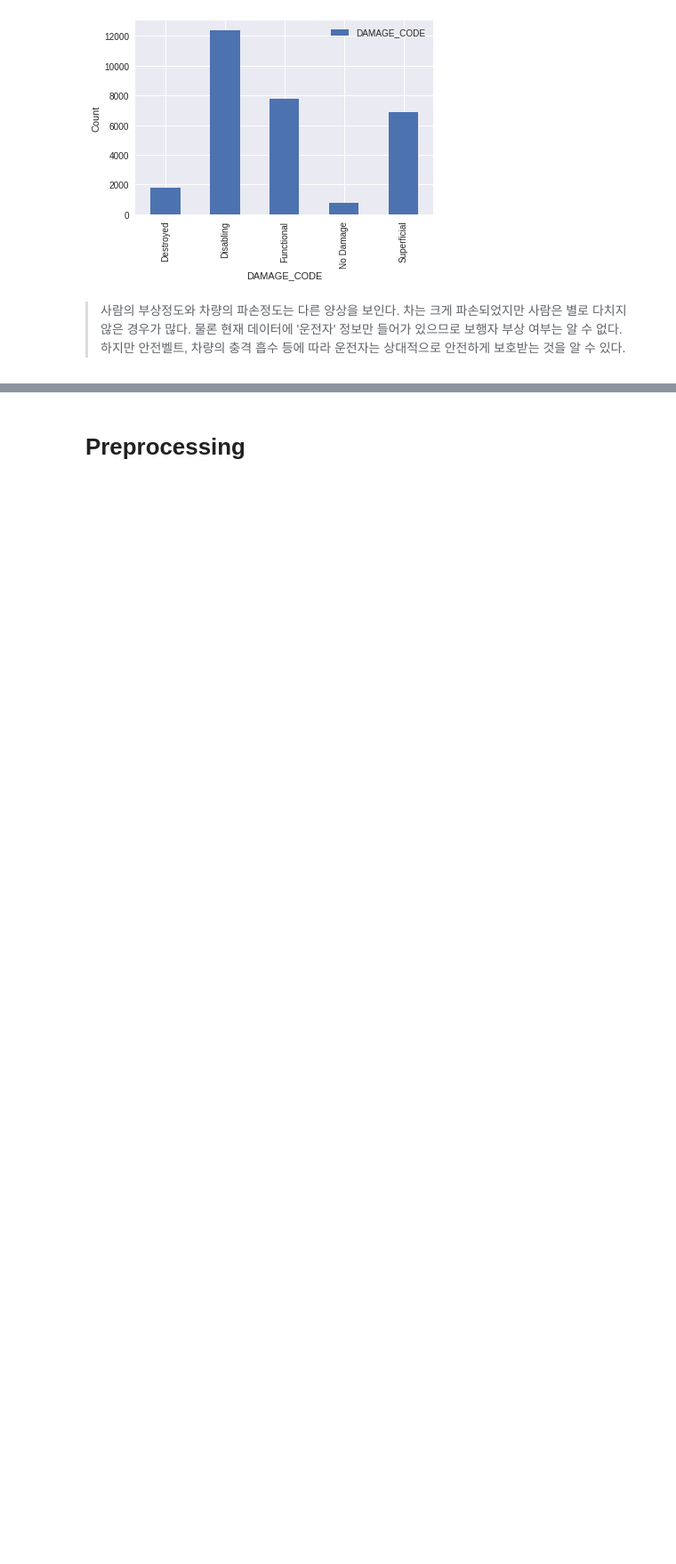
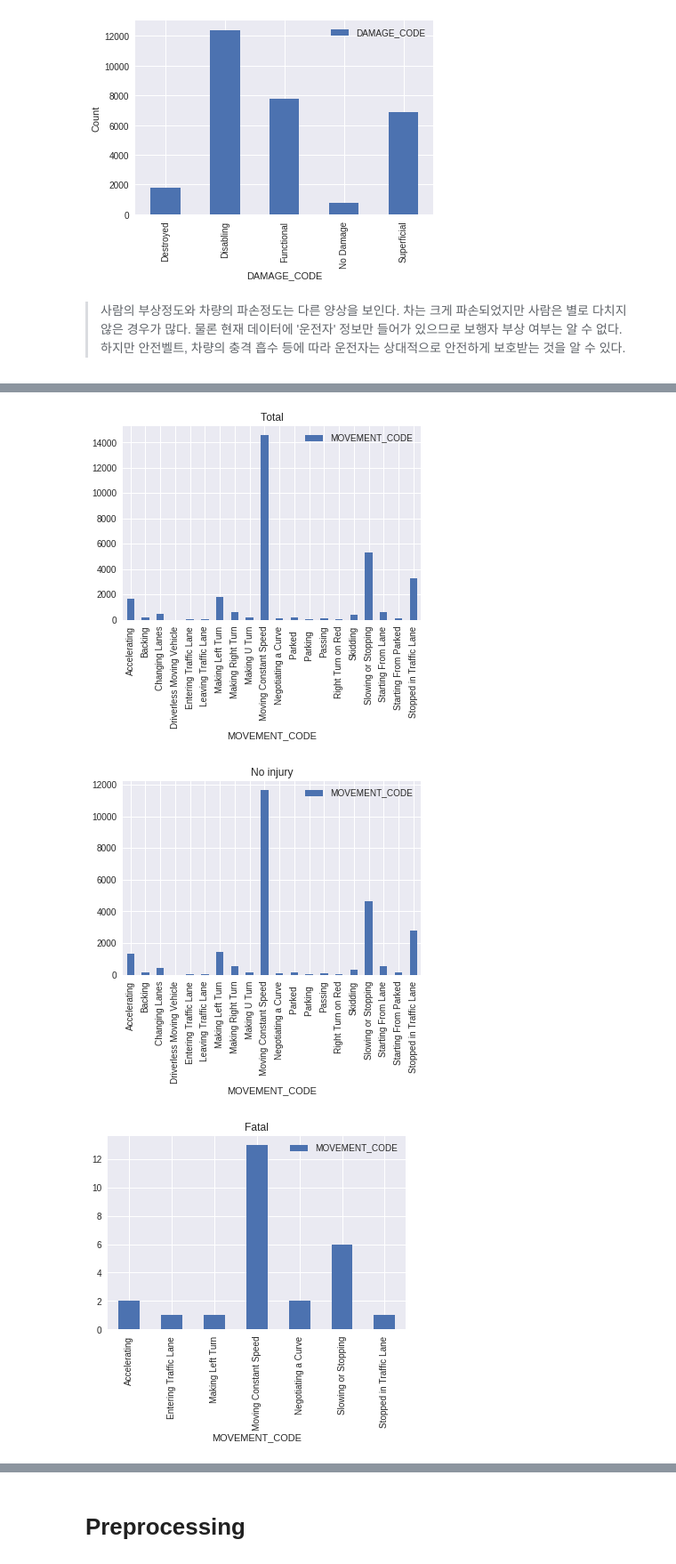
Before and after one commit to wonkim0512/DM, a Jupyter notebook: 06.formulation/06.formulation.ipynb, the cells around one changed output, grey strips where cells are left out. Shown at 89% size. Drawn from its saved outputs; the diff is of its cells as text; code cells hidden in the pictures; blank space fills up the shorter version.

```diff
--- a/06.formulation/06.formulation.ipynb
+++ b/06.formulation/06.formulation.ipynb
@@ -75,0 +191,22 @@ plt.show()
+# %%
+total_movement_type = df[["MOVEMENT_CODE"]].groupby(df['MOVEMENT_CODE']).count()
+total_movement_type.plot.bar()
+plt.title("Total")
+
+no_injury_movement_type = no_injury_df[["MOVEMENT_CODE"]].groupby(df['MOVEMENT_CODE']).count()
+no_injury_movement_type.plot.bar()
+plt.title("No injury")
+
+fatal_movement_type = fatal_df[["MOVEMENT_CODE"]].groupby(df['MOVEMENT_CODE']).count()
+fatal_movement_type.plot.bar()
+plt.title("Fatal")
+
+disabled_movement_type = disabled_df[["MOVEMENT_CODE"]].groupby(df['MOVEMENT_CODE']).count()
+disabled_movement_type.plot.bar()
+plt.title("Disabled")
+
+plt.show()
+# %% [output]
+[figure, added]
+[figure, added]
+[figure, added]
```
Also changed, not shown: parts of 25 cells of this notebook.
